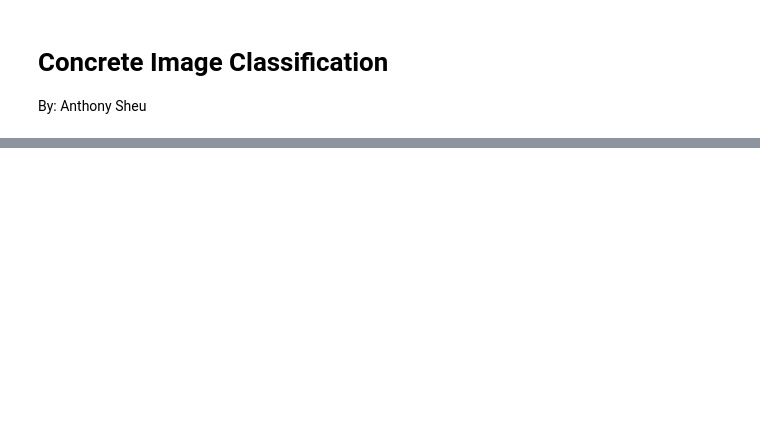
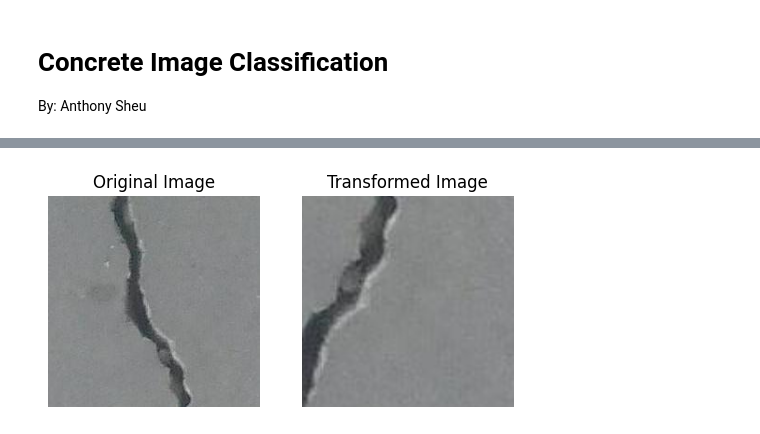
Before and after one commit to Anthony-Sheu/Concrete-Image-Classification, a Jupyter notebook: main.ipynb, the cells around one changed output, grey strips where cells are left out. Cells and saved outputs as stored; diff of their text form; code cells hidden in the pictures; blank space fills up the shorter version.

```diff
--- a/main.ipynb
+++ b/main.ipynb
@@ -29,0 +60,40 @@ display(HTML(
+# %%
+import matplotlib.pyplot as plt
+import torchvision.transforms as tf
+from PIL import Image
+
+def showTransform():
+    image_path = "samples/positive.jpg"
+    image = Image.open(image_path)
+
+    # original image
+    plt.figure(figsize=(6, 3))
+    plt.subplot(1, 2, 1)
+    plt.imshow(image)
+    plt.title("Original Image")
+    plt.axis("off")
+
+    transformed_image = transform(image)
+    transformed_image = transformed_image.permute(1, 2, 0)
+    transformed_image = transformed_image.numpy()
+
+    # transformed image
+    plt.subplot(1, 2, 2)
+    plt.imshow(transformed_image)
+    plt.title("Transformed Image")
+    plt.axis("off")
+    plt.show()
+
+
+
+# transformations
+transform = tf.Compose([
+    tf.RandomResizedCrop(size = (224, 224), antialias=True),
+    tf.RandomHorizontalFlip(),
+    tf.RandomVerticalFlip(),
+    tf.ToTensor(),
+    # tf.Normalize(mean=[0.485, 0.456, 0.406], std=[0.229, 0.224, 0.225]),
+])
+showTransform()
+# %% [output]
+[figure, added]
```
Also changed, not shown: parts of 11 cells of this notebook.
